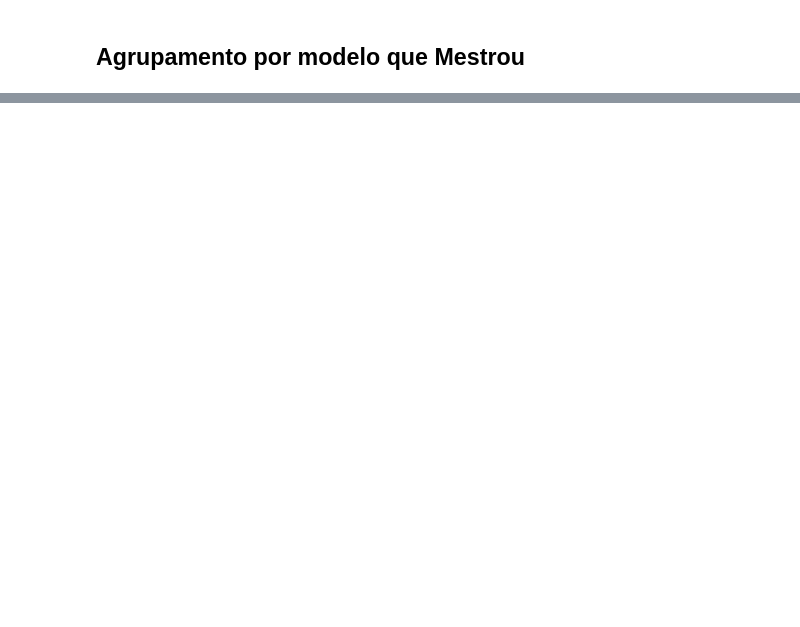
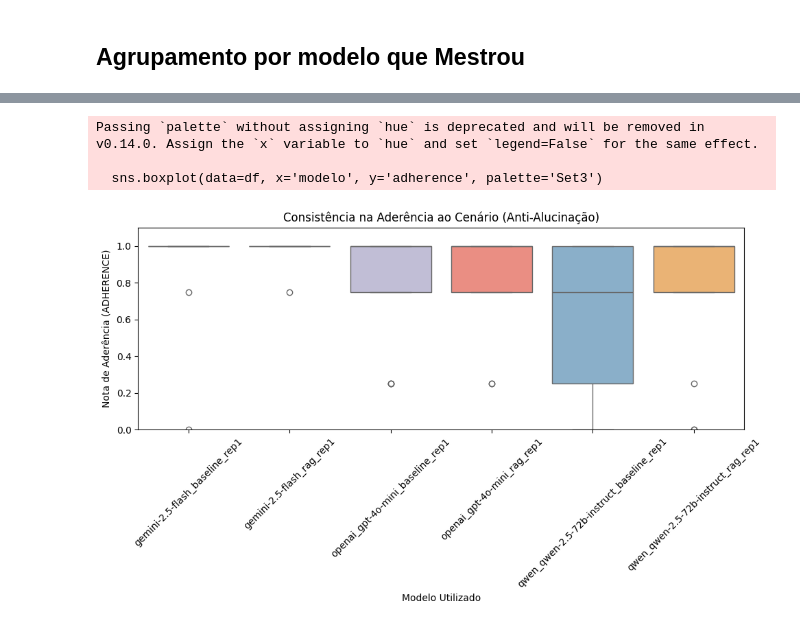
Before and after one commit to CarlosFranchN/gm-bot-tcc, a Jupyter notebook: main.ipynb, the cells around one changed output, grey strips where cells are left out. Cells and saved outputs as stored; diff of their text form; code cells hidden in the pictures; blank space fills up the shorter version.

```diff
--- a/main.ipynb
+++ b/main.ipynb
@@ -118,0 +143,21 @@ plt.show()
+# %%
+plt.figure(figsize=(10, 6))
+
+# Exemplo focado na Fidelidade ao Lore (Adherence)
+sns.boxplot(data=df, x='modelo', y='adherence', palette='Set3')
+
+plt.title('Consistência na Aderência ao Cenário (Anti-Alucinação)')
+plt.ylabel('Nota de Aderência (ADHERENCE)')
+plt.xlabel('Modelo Utilizado')
+plt.ylim(0, 1.1)
+
+# Se os nomes dos modelos forem grandes (ex: "gemini-1.5-pro"), isto inclina o texto para não encavalar
+plt.xticks(rotation=45)
+
+plt.tight_layout()
+plt.show()
+# %% [output]
+Passing `palette` without assigning `hue` is deprecated and will be removed in v0.14.0. Assign the `x` variable to `hue` and set `legend=False` for the same effect.
+
+  sns.boxplot(data=df, x='modelo', y='adherence', palette='Set3')
+[figure, added]
```
Also changed, not shown: parts of 7 cells of this notebook, 19 other files.
